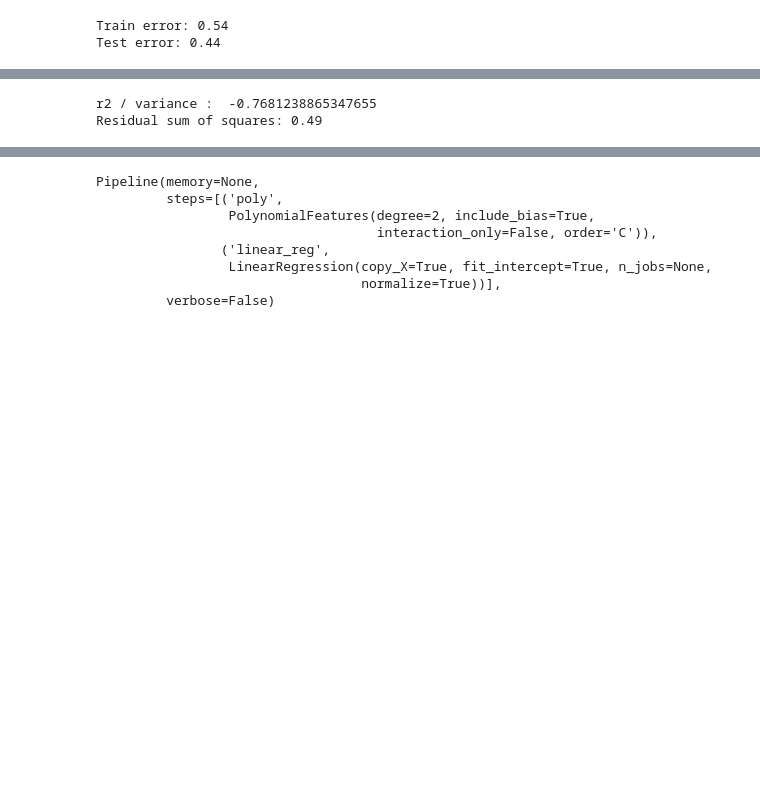
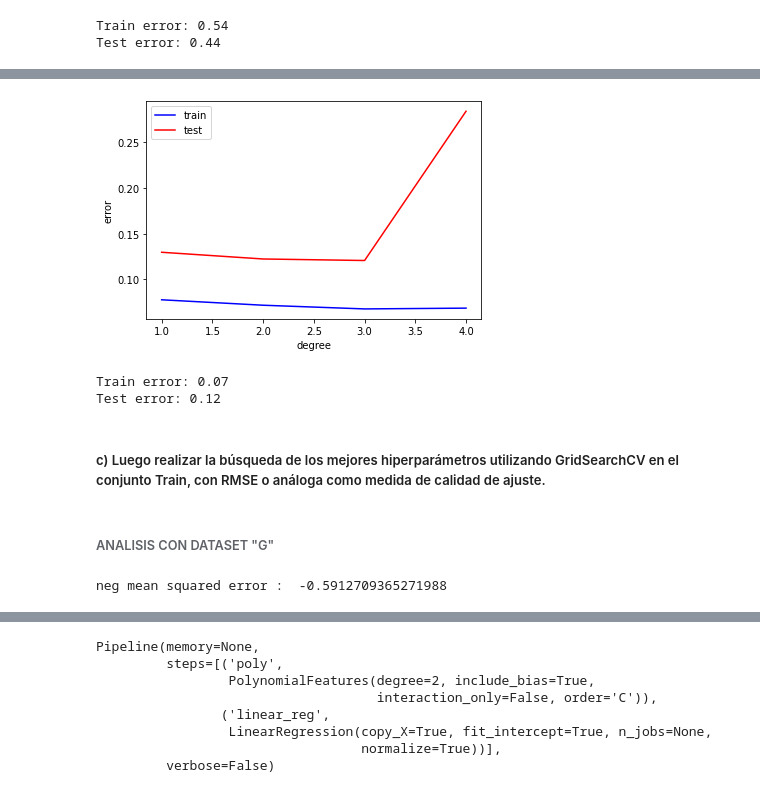
Before and after one commit to nachitog83/mentoria_img, a Jupyter notebook: 3-Introduccion_AS/4_Introducción_al_Aprendizaje_Supervisado_Detección_de_Objetos_ver1.ipynb, the cells around one changed output, grey strips where cells are left out. Cells and saved outputs as stored; diff of their text form; code cells hidden in the pictures; blank space fills up the shorter version.

```diff
--- a/3-Introduccion_AS/4_Introducción_al_Aprendizaje_Supervisado_Detección_de_Objetos_ver1.ipynb
+++ b/3-Introduccion_AS/4_Introducción_al_Aprendizaje_Supervisado_Detección_de_Objetos_ver1.ipynb
@@ -413,3 +550,59 @@ Test error: 0.44
+# %%
+train_errors_all = []
+test_errors_all = []
+degrees = [1, 2, 3, 4]
+for degree in degrees:
+    # train:
+    poly_all = PolynomialFeatures(degree)
+    lr_all = LinearRegression()
+    modelPp_all = Pipeline([('poly', poly_all),
+                    ('linear_reg', lr_all)])
+
+    modelPp_all.fit(X_train_P, y_train_P)
+
+    # predict:
+    y_train_P_pred_all = modelPp_all.predict(X_train_P)
+    y_test_P_pred_all = modelPp_all.predict(X_test_P)
+
+    # evaluate:
+    train_error = mean_squared_error(y_train_P, y_train_P_pred_all)
+    test_error = mean_squared_error(y_test_P, y_test_P_pred_all)
+    train_errors_all.append(train_error)
+    test_errors_all.append(test_error)
+# %%
+plt.plot(degrees, train_errors_all, color="blue", label="train")
+plt.plot(degrees, test_errors_all, color="red", label="test")
+plt.legend()
+plt.xlabel("degree")
+plt.ylabel("error")
+plt.show()
+# %% [output]
+[figure, added]
+# %%
+degree = 3
+poly_all = PolynomialFeatures(degree)
+lr_all = LinearRegression()
+modelPp_all = Pipeline([('poly', poly_all),
+                    ('linear_reg', lr_all)])
+
+modelPp_all.fit(X_train_P, y_train_P)
+
+# predict:
+y_train_P_pred_all = modelPp_all.predict(X_train_P)
+y_test_P_pred_all = modelPp_all.predict(X_test_P)
+
+# evaluate:
+train_error = mean_squared_error(y_train_P, y_train_P_pred_all)
+test_error = mean_squared_error(y_test_P, y_test_P_pred_all)
+print(f'Train error: {round(train_error, 2)}')
+print(f'Test error: {round(test_error, 2)}')
+# %% [output]
+Train error: 0.07
+Test error: 0.12
+# %% [markdown]
+##### c) Luego realizar la búsqueda de los mejores hiperparámetros utilizando GridSearchCV en el conjunto Train, con RMSE o análoga como medida de calidad de ajuste.
+# %% [markdown]
+###### ANALISIS CON DATASET "G"
 # %%
 degree = 2
 poly = PolynomialFeatures(degree)
@@ -419,12 +612,10 @@ modelGp = Pipeline([('poly', poly),
 
 parameters = {'linear_reg__fit_intercept':[True,False], 'linear_reg__normalize':[True,False], 'linear_reg__copy_X':[True, False]}
 
-grid_search = GridSearchCV(modelGp, parameters, cv=2, n_jobs=1, scoring='neg_root_mean_squared_error')
+grid_search_G = GridSearchCV(modelGp, parameters, cv=2, n_jobs=1, scoring='neg_mean_squared_error')
 
-grid_search.fit(X_train_Gf, y_train_G)
+grid_search_G.fit(X_train_Gf, y_train_G)
 
-print("r2 / variance : ", grid_search.best_score_)
-print("Residual sum of squares: %.2f" % np.mean((grid_search.predict(X_test_Gf) - y_test_G) ** 2))
+print("neg mean squared error : ", grid_search_G.best_score_)
 # %% [output]
-r2 / variance :  -0.7681238865347655
-Residual sum of squares: 0.49
+neg mean squared error :  -0.5912709365271988
```
Also changed, not shown: parts of 36 cells of this notebook.
